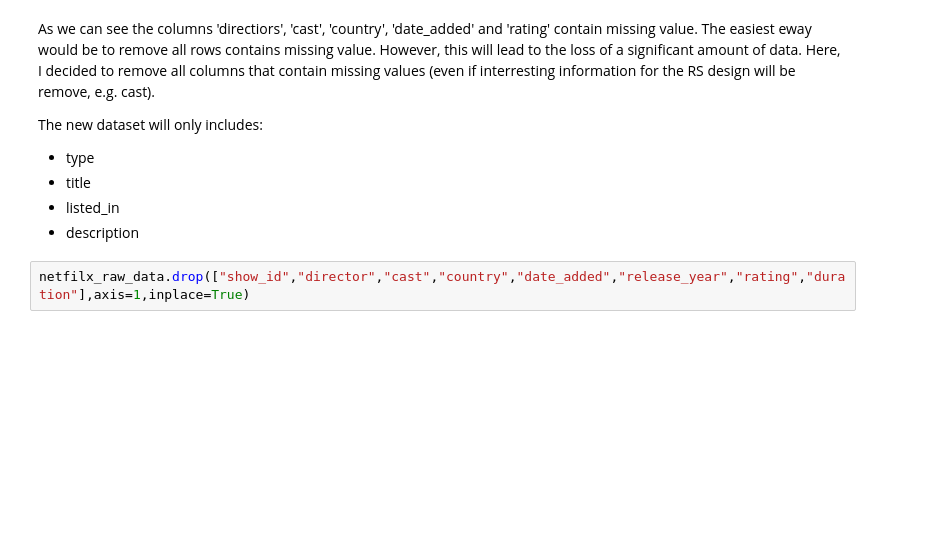
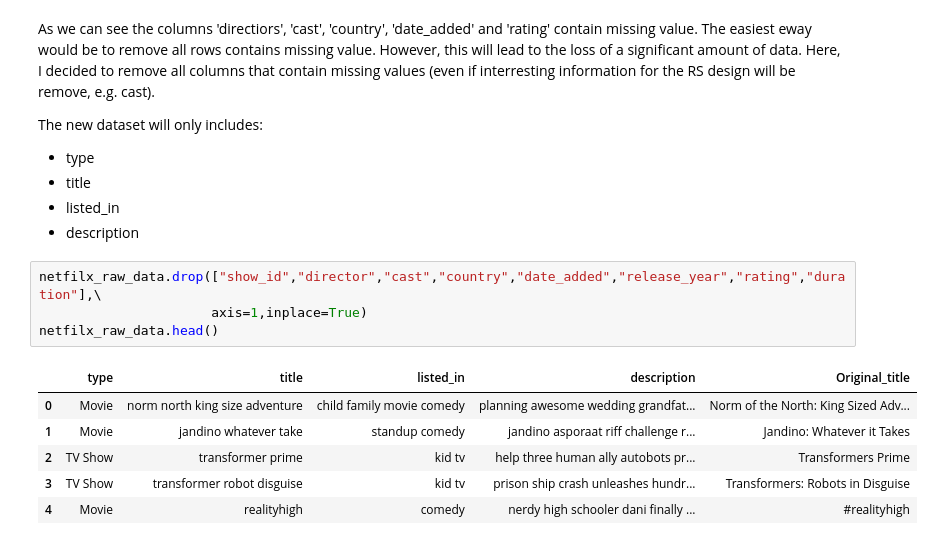
Before and after one commit to Moutoussamy/Netflix_recommendation_system, a Jupyter notebook: Netflix_recommandation.ipynb, the cells around one changed output. Drawn from its saved outputs; the diff is of its cells as text; blank space fills up the shorter version.

```diff
--- a/Netflix_recommandation.ipynb
+++ b/Netflix_recommandation.ipynb
@@ -273,4 +330,13 @@ The new dataset will only includes:
 - listed_in
 - description
 # %%
-netfilx_raw_data.drop(["show_id","director","cast","country","date_added","release_year","rating","duration"],axis=1,inplace=True)
+netfilx_raw_data.drop(["show_id","director","cast","country","date_added","release_year","rating","duration"],\
+                      axis=1,inplace=True)
+netfilx_raw_data.head()
+# %% [output]
+|  | type | title | listed_in | description | Original_title |
+| 0 | Movie | norm north king size adventure | child family movie comedy | planning awesome wedding grandfat... | Norm of the North: King Sized Adv... |
+| 1 | Movie | jandino whatever take | standup comedy | jandino asporaat riff challenge r... | Jandino: Whatever it Takes |
+| 2 | TV Show | transformer prime | kid tv | help three human ally autobots pr... | Transformers Prime |
+| 3 | TV Show | transformer robot disguise | kid tv | prison ship crash unleashes hundr... | Transformers: Robots in Disguise |
+| 4 | Movie | realityhigh | comedy | nerdy high schooler dani finally ... | #realityhigh |
```
Also changed, not shown: parts of 24 cells of this notebook.
